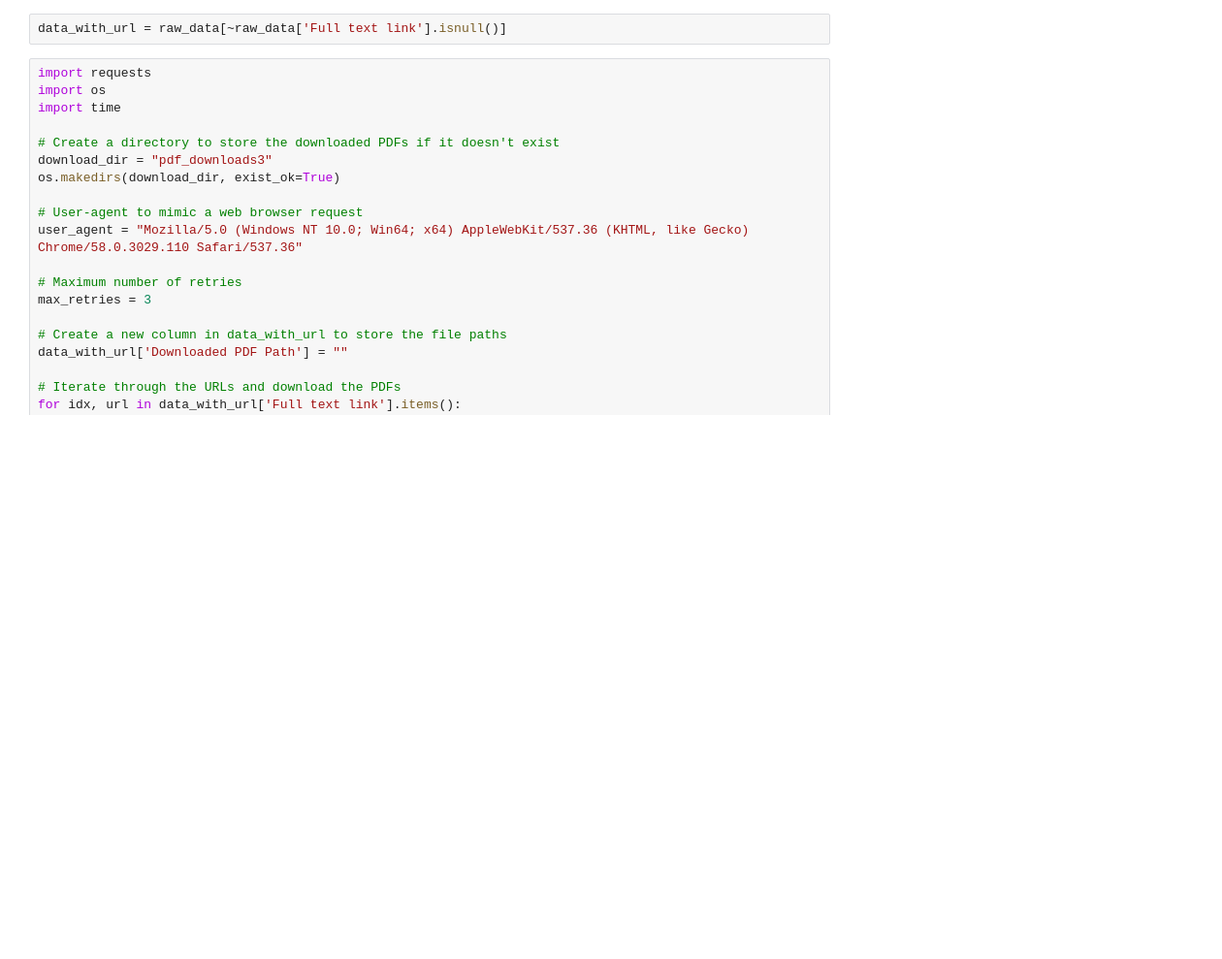
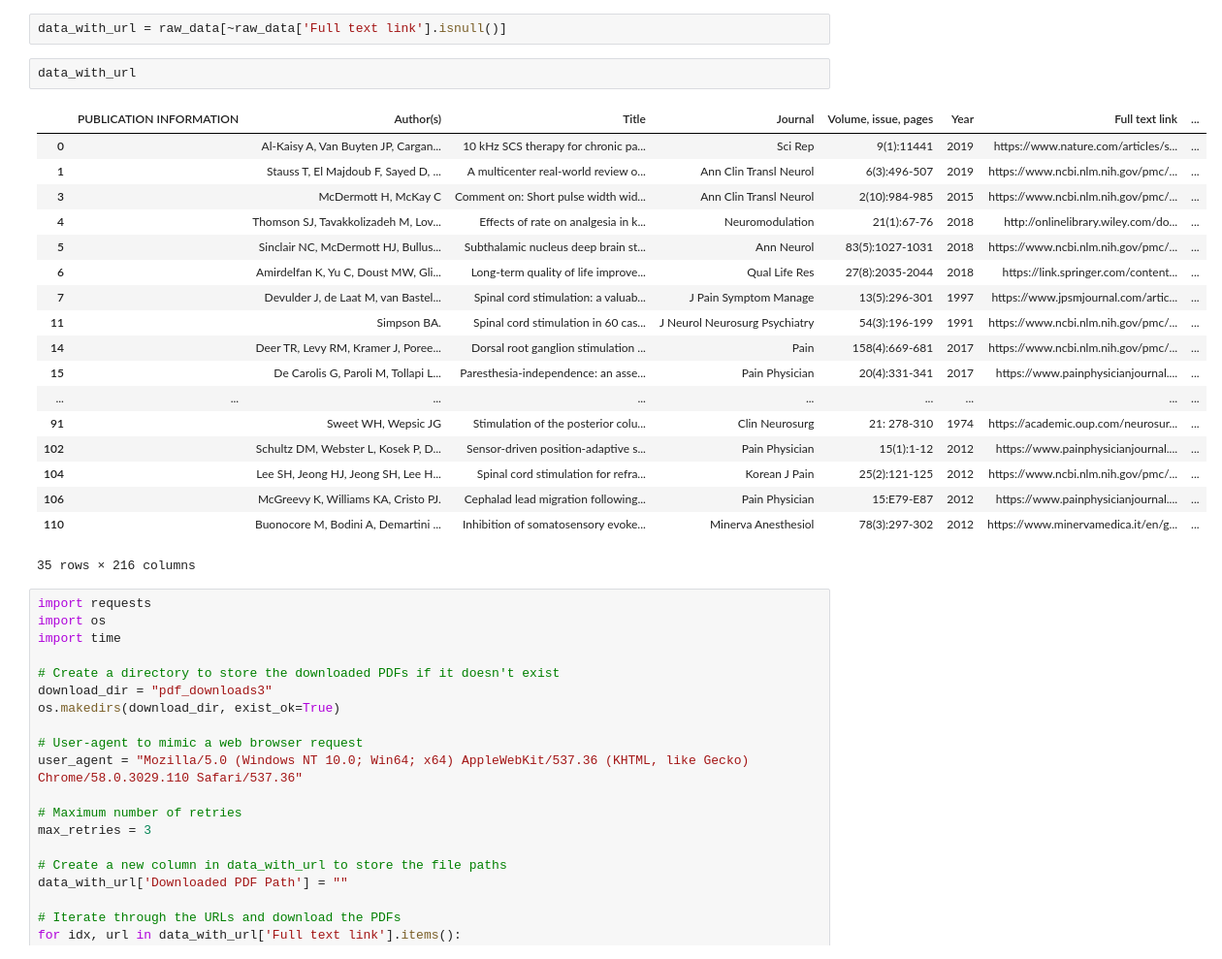
Before and after one commit to nogibjj/Wikistim-Summarization, a Jupyter notebook: data_import.ipynb, the cells around one changed output. Shown at 97% size. Drawn from its saved outputs; the diff is of its cells as text; blank space fills up the shorter version.

Commit message:
data stuff

```diff
--- a/data_import.ipynb
+++ b/data_import.ipynb
@@ -10,6 +10,27 @@ raw_data.head(1)
 1 rows × 216 columns
 # %%
 data_with_url = raw_data[~raw_data['Full text link'].isnull()]
+# %%
+data_with_url
+# %% [output]
+|  | PUBLICATION INFORMATION | Author(s) | Title | Journal | Volume, issue, pages | Year | Full text link | ... |
+| 0 |  | Al-Kaisy A, Van Buyten JP, Cargan... | 10 kHz SCS therapy for chronic pa... | Sci Rep | 9(1):11441 | 2019 | https://www.nature.com/articles/s... | ... |
+| 1 |  | Stauss T, El Majdoub F, Sayed D, ... | A multicenter real-world review o... | Ann Clin Transl Neurol | 6(3):496-507 | 2019 | https://www.ncbi.nlm.nih.gov/pmc/... | ... |
+| 3 |  | McDermott H, McKay C | Comment on: Short pulse width wid... | Ann Clin Transl Neurol | 2(10):984-985 | 2015 | https://www.ncbi.nlm.nih.gov/pmc/... | ... |
+| 4 |  | Thomson SJ, Tavakkolizadeh M, Lov... | Effects of rate on analgesia in k... | Neuromodulation | 21(1):67-76 | 2018 | http://onlinelibrary.wiley.com/do... | ... |
+| 5 |  | Sinclair NC, McDermott HJ, Bullus... | Subthalamic nucleus deep brain st... | Ann Neurol | 83(5):1027-1031 | 2018 | https://www.ncbi.nlm.nih.gov/pmc/... | ... |
+| 6 |  | Amirdelfan K, Yu C, Doust MW, Gli... | Long-term quality of life improve... | Qual Life Res | 27(8):2035-2044 | 2018 | https://link.springer.com/content... | ... |
+| 7 |  | Devulder J, de Laat M, van Bastel... | Spinal cord stimulation: a valuab... | J Pain Symptom Manage | 13(5):296-301 | 1997 | https://www.jpsmjournal.com/artic... | ... |
+| 11 |  | Simpson BA. | Spinal cord stimulation in 60 cas... | J Neurol Neurosurg Psychiatry | 54(3):196-199 | 1991 | https://www.ncbi.nlm.nih.gov/pmc/... | ... |
+| 14 |  | Deer TR, Levy RM, Kramer J, Poree... | Dorsal root ganglion stimulation ... | Pain | 158(4):669-681 | 2017 | https://www.ncbi.nlm.nih.gov/pmc/... | ... |
+| 15 |  | De Carolis G, Paroli M, Tollapi L... | Paresthesia-independence: an asse... | Pain Physician | 20(4):331-341 | 2017 | https://www.painphysicianjournal.... | ... |
+| ... | ... | ... | ... | ... | ... | ... | ... | ... |
+| 91 |  | Sweet WH, Wepsic JG | Stimulation of the posterior colu... | Clin Neurosurg | 21: 278-310 | 1974 | https://academic.oup.com/neurosur... | ... |
+| 102 |  | Schultz DM, Webster L, Kosek P, D... | Sensor-driven position-adaptive s... | Pain Physician | 15(1):1-12 | 2012 | https://www.painphysicianjournal.... | ... |
+| 104 |  | Lee SH, Jeong HJ, Jeong SH, Lee H... | Spinal cord stimulation for refra... | Korean J Pain | 25(2):121-125 | 2012 | https://www.ncbi.nlm.nih.gov/pmc/... | ... |
+| 106 |  | McGreevy K, Williams KA, Cristo PJ. | Cephalad lead migration following... | Pain Physician | 15:E79-E87 | 2012 | https://www.painphysicianjournal.... | ... |
+| 110 |  | Buonocore M, Bodini A, Demartini ... | Inhibition of somatosensory evoke... | Minerva Anesthesiol | 78(3):297-302 | 2012 | https://www.minervamedica.it/en/g... | ... |
+35 rows × 216 columns
 # %%
 import requests
 import os
```
Also changed, not shown: parts of 2 cells of this notebook, 11 other files.
